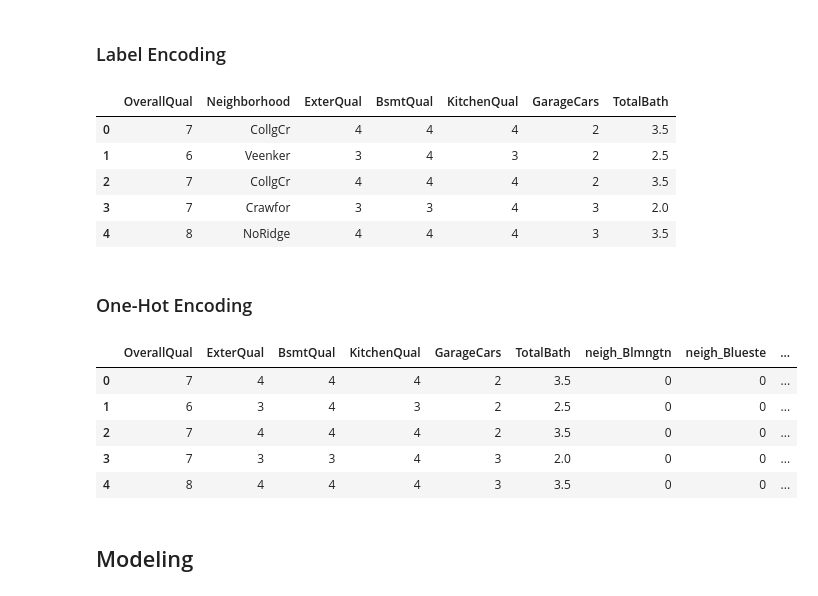
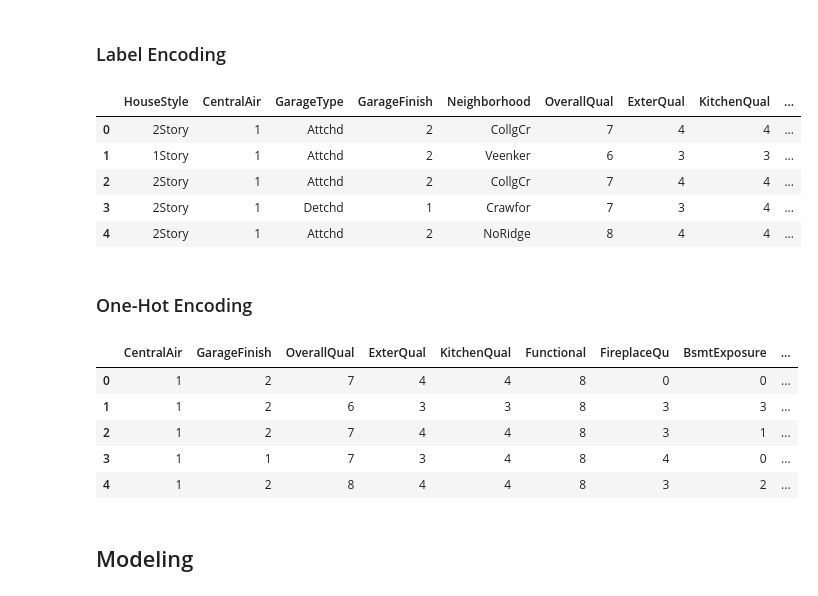
Before and after one commit to GuitooStephan/dsp-stephane-tanoh, a Jupyter notebook: notebooks/house-prices-modeling.ipynb, the cells around one changed output. Saved outputs shown, nothing was run; the diff lists cells and outputs as text; code cells hidden in the pictures.

```diff
--- a/notebooks/house-prices-modeling.ipynb
+++ b/notebooks/house-prices-modeling.ipynb
@@ -152,0 +140,11 @@ train_data_raw["TotalBath"] = train_data_raw["BsmtFullBath"] + (0.5 * train_data
+# %%
+# Create additional features for better predictions
+
+from datetime import date
+
+todays_date = date.today()
+train_data_raw['YearsSinceBuilt'] = todays_date.year - train_data_raw['YearBuilt']
+train_data_raw['YearsSinceRemodAdd'] = todays_date.year - train_data_raw['YearRemodAdd']
+train_data_raw['YearsSinceGarageYrBlt'] = todays_date.year - train_data_raw['GarageYrBlt']
+
+train_data_raw.head(5)
@@ -230,7 +299,7 @@ Based on the correlations with the target feature and among the features, I sele
 # %% [markdown]
 ## Data Cleaning
 # %%
-selected_features = ['OverallQual', 'Neighborhood', 'ExterQual', 'BsmtQual', 'KitchenQual', 'GarageCars', 'TotalBath', 'HouseSF', 'GarageArea', 'TotalBsmtSF', 'SalePrice']
+selected_features = ['GrLivArea', 'GarageArea', 'TotalBsmtSF', 'HouseStyle', 'Neighborhood', 'OverallQual', 'ExterQual', 'KitchenQual', 'Functional', 'FireplaceQu', 'YearsSinceBuilt', 'YearsSinceRemodAdd', 'BsmtExposure', 'HalfBath', 'YearsSinceGarageYrBlt', 'Electrical', 'BsmtFullBath', 'BldgType', 'KitchenAbvGr', 'Heating', 'CentralAir', 'GarageType', 'GarageFinish', 'BsmtQual', 'SalePrice']
 train_data = train_data_raw[selected_features]
 train_data.head(5)
 # %% [output]
@@ -249,6 +318,14 @@ plt.show()
 # %%
+%%capture --no-display
 # Specify null values in BsmtQual as No (No basement)
 train_data.loc[:, 'BsmtQual'] = train_data.loc[:, 'BsmtQual'].fillna('No')
+train_data.loc[:, 'GarageType'] = train_data.loc[:, 'GarageType'].fillna('No')
+train_data.loc[:, 'GarageFinish'] = train_data.loc[:, 'GarageFinish'].fillna('No')
+train_data.loc[:, 'FireplaceQu'] = train_data.loc[:, 'FireplaceQu'].fillna('No')
+train_data.loc[:, 'BsmtExposure'] = train_data.loc[:, 'BsmtExposure'].fillna('No')
+train_data.loc[:, 'YearsSinceGarageYrBlt'] = train_data.loc[:, 'YearsSinceGarageYrBlt'].fillna(0)
 
-train_data.isna().sum()
+train_data.dropna(subset='Electrical', axis=0, inplace=True)
+
+train_data.isna().values.sum()
 # %% [output]
@@ -287,8 +333,8 @@ dtype: int64
 # %% [markdown]
 ## Data Selection
 # %%
-selected_categorical_features = ['OverallQual', 'Neighborhood', 'ExterQual', 'BsmtQual', 'KitchenQual', 'GarageCars', 'TotalBath']
-selected_continuous_features = ['HouseSF', 'GarageArea', 'TotalBsmtSF']
+selected_categorical_features = ['HouseStyle', 'CentralAir', 'GarageType', 'GarageFinish', 'Neighborhood', 'OverallQual', 'ExterQual', 'KitchenQual', 'Functional', 'FireplaceQu', 'Heating', 'BsmtExposure', 'HalfBath', 'YearsSinceGarageYrBlt', 'Electrical', 'BsmtFullBath', 'BldgType', 'KitchenAbvGr', 'BsmtQual']
+selected_continuous_features = ['GrLivArea', 'GarageArea', 'TotalBsmtSF', 'YearsSinceBuilt', 'YearsSinceRemodAdd']
 # %%
 # Our target feature
 y = train_data['SalePrice']
@@ -301,38 +347,40 @@ X_con = train_data[selected_continuous_features]
 # %% [markdown]
 ### Label Encoding
 # %%
-# OverallQual and GarageCars is already encoded properly,
-# KitchenQual, BsmtQual, ExterQual need label encoding because they follow a particular order
-
 X_cat = X_cat.replace(
     {
+        "BsmtQual" : {"No" : 0, "Po" : 1, "Fa" : 2, "TA": 3, "Gd" : 4, "Ex" : 5},
+        "CentralAir" : {"N" : 0, "Y" : 1},
         "ExterQual" : {"Po" : 1, "Fa" : 2, "TA": 3, "Gd": 4, "Ex" : 5},
-        "BsmtQual" : {"No" : 0, "Po" : 1, "Fa" : 2, "TA": 3, "Gd" : 4, "Ex" : 5},
         "KitchenQual" : {"Po" : 1, "Fa" : 2, "TA" : 3, "Gd" : 4, "Ex" : 5},
+        "GarageFinish" : {"No" : 0, "Unf" : 1, "RFn" : 2, "Fin" : 3},
+        "Functional" : {"Sal" : 1, "Sev" : 2, "Maj2" : 3, "Maj1" : 4, "Mod": 5, "Min2" : 6, "Min1" : 7, "Typ" : 8},
+        "FireplaceQu" : {"No" : 0, "Po" : 1, "Fa" : 2, "TA" : 3, "Gd" : 4, "Ex" : 5},
+        "BsmtExposure" : {"No" : 0, "Mn" : 1, "Av": 2, "Gd": 3}
     }
 )
 
 X_cat.head(5)
 # %% [output]
-|  | OverallQual | Neighborhood | ExterQual | BsmtQual | KitchenQual | GarageCars | TotalBath |
-| 0 | 7 | CollgCr | 4 | 4 | 4 | 2 | 3.5 |
-| 1 | 6 | Veenker | 3 | 4 | 3 | 2 | 2.5 |
-| 2 | 7 | CollgCr | 4 | 4 | 4 | 2 | 3.5 |
-| 3 | 7 | Crawfor | 3 | 3 | 4 | 3 | 2.0 |
-| 4 | 8 | NoRidge | 4 | 4 | 4 | 3 | 3.5 |
+|  | HouseStyle | CentralAir | GarageType | GarageFinish | Neighborhood | OverallQual | ExterQual | KitchenQual | ... |
+| 0 | 2Story | 1 | Attchd | 2 | CollgCr | 7 | 4 | 4 | ... |
+| 1 | 1Story | 1 | Attchd | 2 | Veenker | 6 | 3 | 3 | ... |
+| 2 | 2Story | 1 | Attchd | 2 | CollgCr | 7 | 4 | 4 | ... |
+| 3 | 2Story | 1 | Detchd | 1 | Crawfor | 7 | 3 | 4 | ... |
+| 4 | 2Story | 1 | Attchd | 2 | NoRidge | 8 | 4 | 4 | ... |
 # %% [markdown]
 ### One-Hot Encoding
 # %%
 # Apply One-Hot Encoding to Neighborhood
-X_cat = pd.get_dummies(X_cat, columns=['Neighborhood'], prefix=['neigh'])
+X_cat = pd.get_dummies(X_cat, columns=['HouseStyle', 'GarageType', 'Neighborhood', 'Heating', 'Electrical', 'BldgType'], prefix=['HS', 'GT', 'N', 'H', 'E', 'BT'])
 X_cat.head(5)
 # %% [output]
-|  | OverallQual | ExterQual | BsmtQual | KitchenQual | GarageCars | TotalBath | neigh_Blmngtn | neigh_Blueste | ... |
-| 0 | 7 | 4 | 4 | 4 | 2 | 3.5 | 0 | 0 | ... |
-| 1 | 6 | 3 | 4 | 3 | 2 | 2.5 | 0 | 0 | ... |
-| 2 | 7 | 4 | 4 | 4 | 2 | 3.5 | 0 | 0 | ... |
-| 3 | 7 | 3 | 3 | 4 | 3 | 2.0 | 0 | 0 | ... |
-| 4 | 8 | 4 | 4 | 4 | 3 | 3.5 | 0 | 0 | ... |
+|  | CentralAir | GarageFinish | OverallQual | ExterQual | KitchenQual | Functional | FireplaceQu | BsmtExposure | ... |
+| 0 | 1 | 2 | 7 | 4 | 4 | 8 | 0 | 0 | ... |
+| 1 | 1 | 2 | 6 | 3 | 3 | 8 | 3 | 3 | ... |
+| 2 | 1 | 2 | 7 | 4 | 4 | 8 | 3 | 1 | ... |
+| 3 | 1 | 1 | 7 | 3 | 4 | 8 | 4 | 0 | ... |
+| 4 | 1 | 2 | 8 | 4 | 4 | 8 | 3 | 2 | ... |
 # %% [markdown]
 ## Modeling
 # %% [markdown]
```
Also changed, not shown: parts of 27 cells of this notebook.
